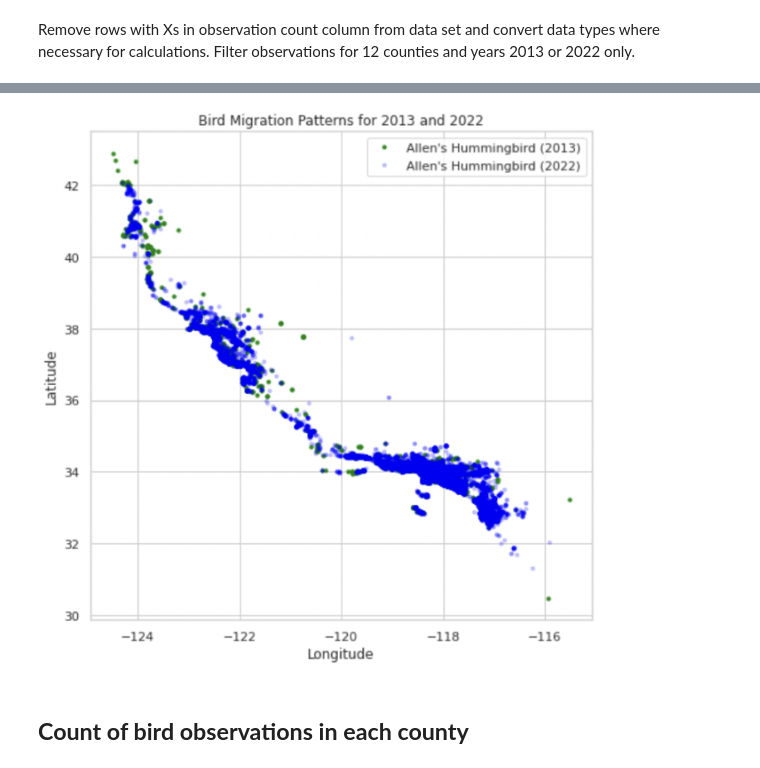
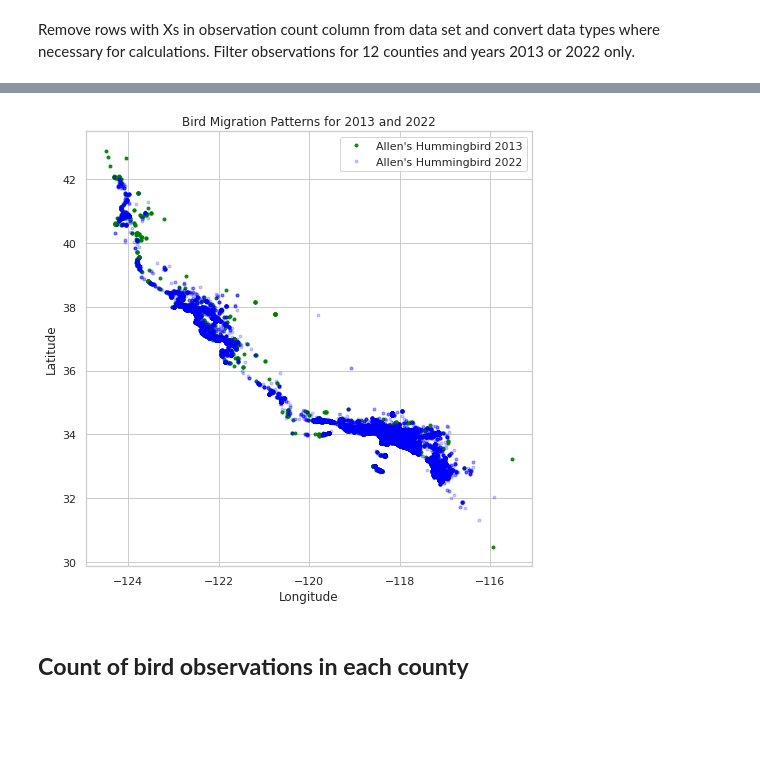
Before and after one commit to imshivs/hummingbirds, a Jupyter notebook: hummingbirds_FINAL_PROJECT.ipynb, the cells around one changed output, grey strips where cells are left out. Cells and saved outputs as stored; diff of their text form; code cells hidden in the pictures; blank space fills up the shorter version.

```diff
--- a/hummingbirds_FINAL_PROJECT.ipynb
+++ b/hummingbirds_FINAL_PROJECT.ipynb
@@ -165,4 +119,17 @@ plt.legend(loc="best")
-# %% [markdown]
-![Screen_Shot_2023-03-09_at_4.22.57_PM.png](embedded-picture-1)
+# %%
+plt.figure(figsize=(8, 8))
+plt.xlabel("Longitude")
+plt.ylabel("Latitude")
+plt.title(f"Bird Migration Patterns for {year1} and {year2}")
+
+x1, y1 = data.longitude[(data.year == 2013)& (data.state.str.contains("California|Oregon"))], data.latitude[(data.year == 2013) & (data.state.str.contains("California|Oregon"))]
+x2, y2 = data.longitude[(data.year == 2022) & (data.state.str.contains("California|Oregon"))], data.latitude[(data.year == 2022) & (data.state.str.contains("California|Oregon"))]
+plt.plot(x1, y1, ".", label="Allen's Hummingbird 2013", alpha=0.90, color="green")
+plt.plot(x2, y2, ".", label="Allen's Hummingbird 2022", alpha=0.20, color="blue")
+
+plt.legend(loc="best")
+plt.show()
+# %% [output]
+[figure, added]
 # %% [markdown]
 ## **Count of bird observations in each county**
```
Also changed, not shown: parts of 17 cells of this notebook.
